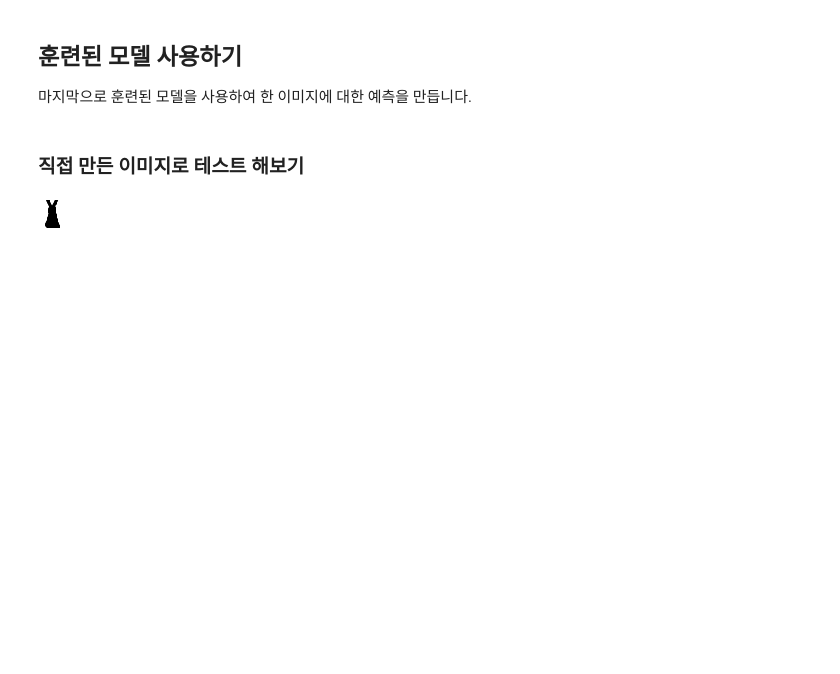
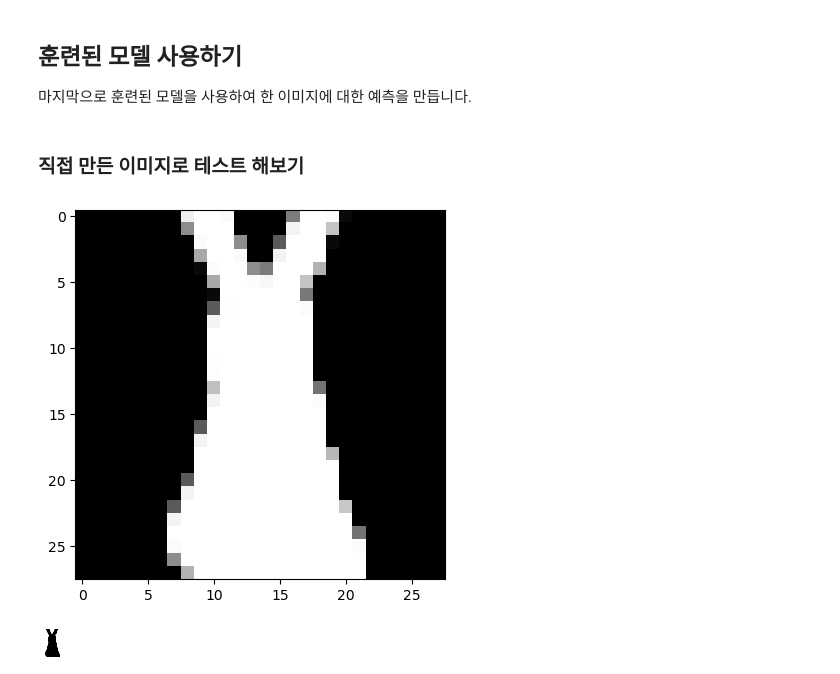
Before and after one commit to LJEDD2/Kernel_practice, a Jupyter notebook: Deep Learning Tutorial/MNIST/Fashion_MNIST_CNN.ipynb, the cells around one changed output. Drawn from its saved outputs; the diff is of its cells as text; code cells hidden in the pictures; blank space fills up the shorter version.

```diff
--- a/Deep Learning Tutorial/MNIST/Fashion_MNIST_CNN.ipynb
+++ b/Deep Learning Tutorial/MNIST/Fashion_MNIST_CNN.ipynb
@@ -386,8 +390,12 @@ from PIL import Image
 import numpy as np
 # %%
 img = Image.open("image_test/test01.png").convert("L")
-# test.png는 그림판에서 붓으로 숫자 8을 그린 이미지 파일
+plt.imshow(np.array(img).reshape(28, 28), cmap='Greys', interpolation='nearest')
+plt.show()
+# test.png는 그림판에서 붓으로 드레스를 그린 이미지
 # test.png 파일 열어서 L(256단계 흑백이미지)로 변환
+# %% [output]
+[figure, added]
 # %%
 img
 # %% [output]
```
Also changed, not shown: parts of 3 cells of this notebook.
